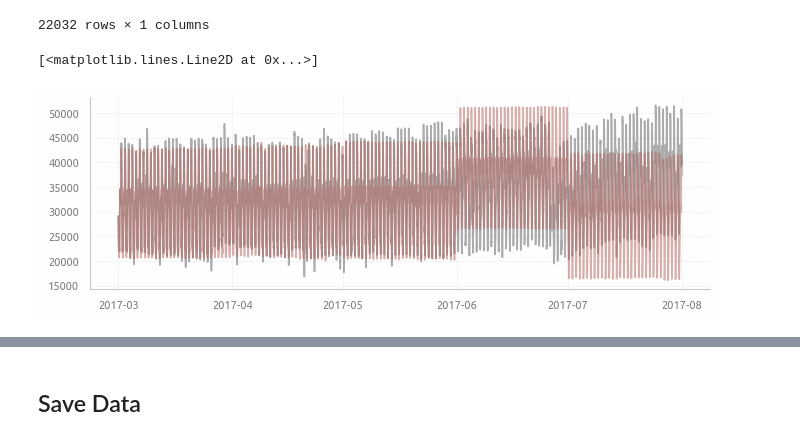
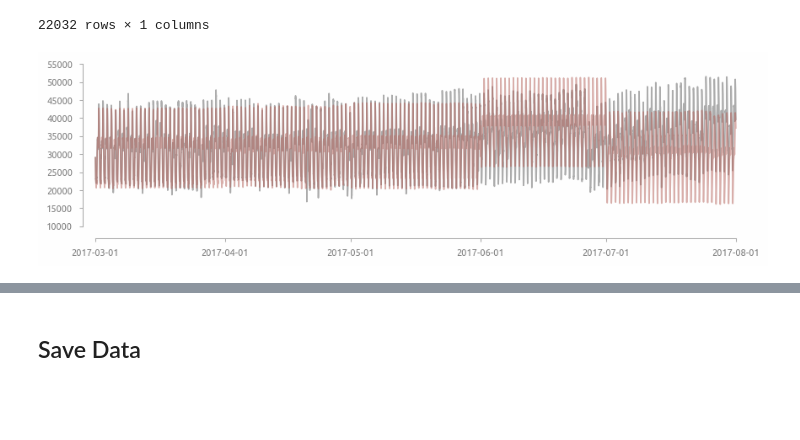
Before and after one commit to a-chasovsky/electric-power-consumption, a Jupyter notebook: 03-arima-month.ipynb, the cells around one changed output, grey strips where cells are left out. Saved outputs shown, nothing was run; the diff lists cells and outputs as text; code cells hidden in the pictures; blank space fills up the shorter version.

```diff
--- a/03-arima-month.ipynb
+++ b/03-arima-month.ipynb
@@ -1682,31 +1697,29 @@ def cv_single_model(model, data, target, features, indexes_train, indexes_valid)
 
     for train_idx, valid_idx in zip(indexes_train, indexes_valid):
 
-        train_ = data.loc[train_idx, target].copy()
-        valid_ = data.loc[valid_idx, target].copy()
+        train_target = data.loc[train_idx, target].copy()
+        valid_target = data.loc[valid_idx, target].copy()
 
         train_w_fourier, valid_w_fourier = \
             ts_arima_fourier_get_exogs(
                 fourier_period=model[1],
                 fourier_order=model[2],
-                train_data=train_,
-                test_data=valid_)
+                train_data=train_target,
+                test_data=valid_target)
 
         train_w_features = data.loc[train_idx, features].copy()
         valid_w_features = data.loc[valid_idx, features].copy()
 
-        train_final = train_w_fourier.join(train_w_features)
         valid_final = valid_w_fourier.join(valid_w_features)
 
         model_fitted = fit_model_with_fourier(
             order=model[0],
             fourier_period=model[1],
             fourier_order=model[2],
-            train_data=train_,
-            exog=train_w_features
-        )
+            train_data=train_target,
+            exog=train_w_features)
 
-        forecast = model_fitted.get_forecast(steps=len(valid_final), exog=valid_final)
+        forecast = model_fitted.get_forecast(steps=len(valid_target), exog=valid_final)
         forecast_df_local = pd.DataFrame(
             data=forecast.predicted_mean.values,
             index=forecast.predicted_mean.index,
@@ -1719,8 +1732,7 @@ def cv_single_model(model, data, target, features, indexes_train, indexes_valid)
             '\n' \
             f'Iteration {iteration}:' '\n' \
             f'Train data: {train_idx[0].strftime('%Y-%m')}' '\n' \
-            f'Valid data: {valid_idx[0].strftime('%Y-%m')}' '\n'
-        )
+            f'Valid data: {valid_idx[0].strftime('%Y-%m')}' '\n')
 
     clear_output()
 
@@ -1754,12 +1766,13 @@ cv1_single_model
 | 2017-07-31 23:50:00 | 37254.044310 |
 22032 rows × 1 columns
 # %%
+plt.figure(figsize=(10,2.5))
 plt.plot(
     train.loc['2017-03-01':, 'target1'], color=palette[0], alpha=0.5
 )
 plt.plot(
     cv1_single_model.loc[:, 'target1'], color=palette[1], alpha=0.5
 )
+axis_rstyle()
 # %% [output]
-[<matplotlib.lines.Line2D at 0x...>]
-[figure, old version]
+[figure, new version]
```
Also changed, not shown: parts of 33 cells of this notebook, 22 other files.
